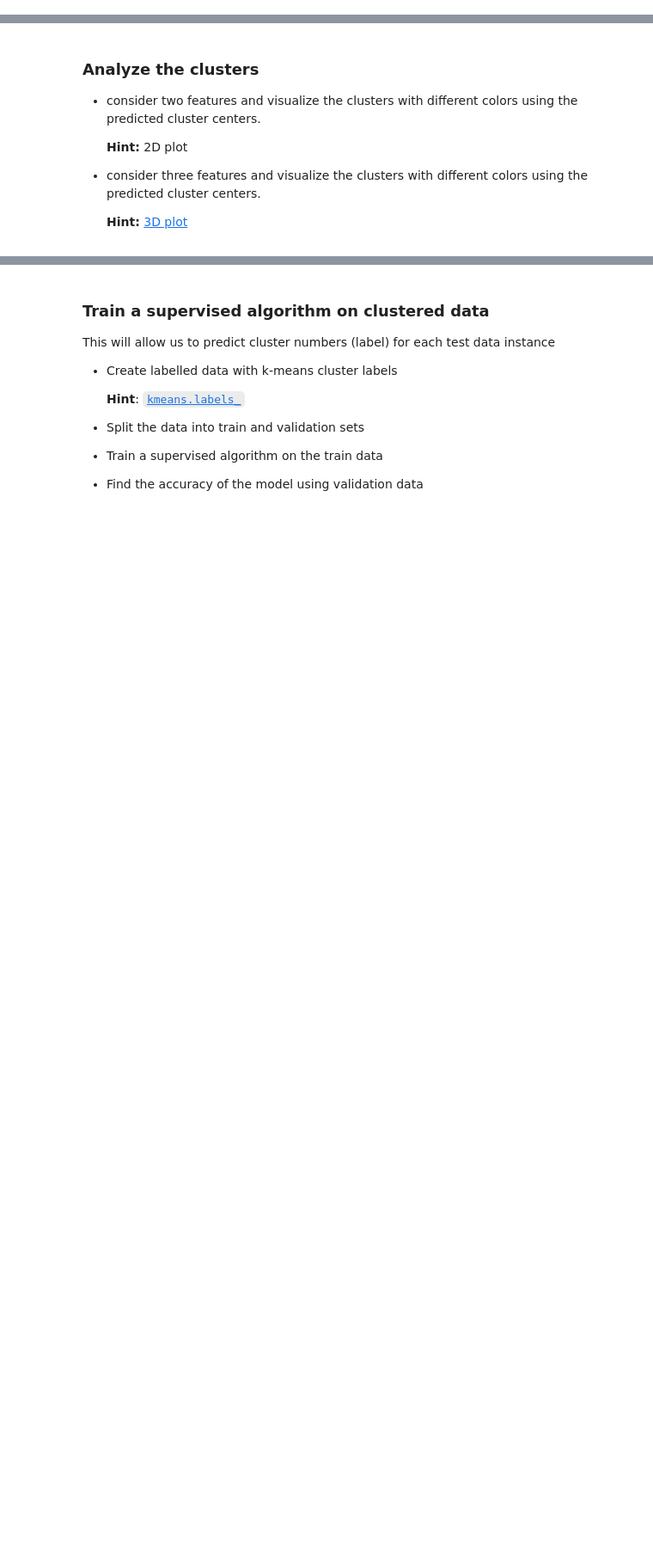
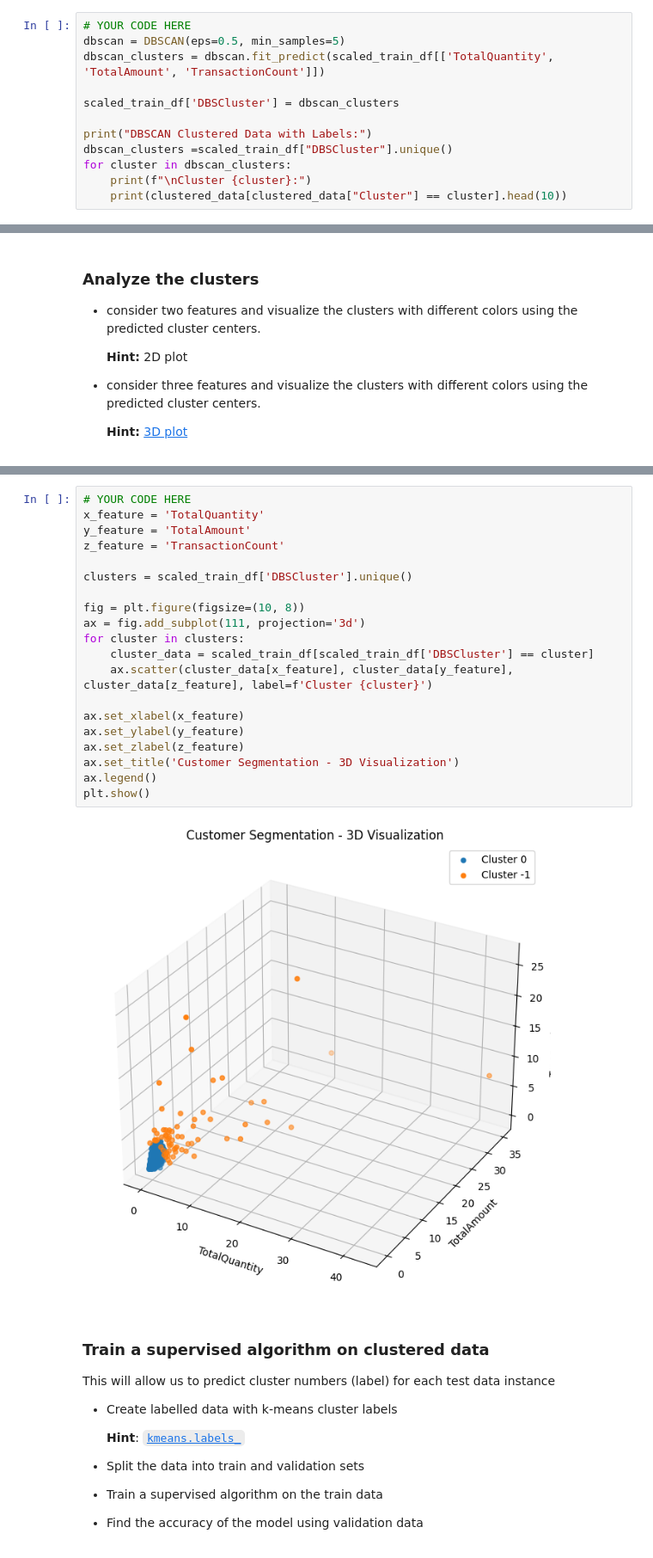
Before and after one commit to Shrutiba/iisc_cds, a Jupyter notebook: M2_NB_MiniProject_5_Customer_Segmentation_Kmeans.ipynb, the cells around one changed output, grey strips where cells are left out. Shown: that part at 86% size. Cells and saved outputs as stored; diff of their text form; blank space fills up the shorter version.

```diff
--- a/M2_NB_MiniProject_5_Customer_Segmentation_Kmeans.ipynb
+++ b/M2_NB_MiniProject_5_Customer_Segmentation_Kmeans.ipynb
@@ -526,0 +766,12 @@ Use the optimal no. of clusters and store the cluster centroids
+# %%
+# YOUR CODE HERE
+dbscan = DBSCAN(eps=0.5, min_samples=5)
+dbscan_clusters = dbscan.fit_predict(scaled_train_df[['TotalQuantity', 'TotalAmount', 'TransactionCount']])
+
+scaled_train_df['DBSCluster'] = dbscan_clusters
+
+print("DBSCAN Clustered Data with Labels:")
+dbscan_clusters =scaled_train_df["DBSCluster"].unique()
+for cluster in dbscan_clusters:
+    print(f"\nCluster {cluster}:")
+    print(clustered_data[clustered_data["Cluster"] == cluster].head(10))
@@ -541,3 +811,25 @@ Use the optimal no. of clusters and store the cluster centroids
+# %%
+# YOUR CODE HERE
+x_feature = 'TotalQuantity'
+y_feature = 'TotalAmount'
+z_feature = 'TransactionCount'
+
+clusters = scaled_train_df['DBSCluster'].unique()
+
+fig = plt.figure(figsize=(10, 8))
+ax = fig.add_subplot(111, projection='3d')
+for cluster in clusters:
+    cluster_data = scaled_train_df[scaled_train_df['DBSCluster'] == cluster]
+    ax.scatter(cluster_data[x_feature], cluster_data[y_feature], cluster_data[z_feature], label=f'Cluster {cluster}')
+
+ax.set_xlabel(x_feature)
+ax.set_ylabel(y_feature)
+ax.set_zlabel(z_feature)
+ax.set_title('Customer Segmentation - 3D Visualization')
+ax.legend()
+plt.show()
+# %% [output]
+[figure, added]
 # %% [markdown]
 ### Train a supervised algorithm on clustered data
 
```
Also changed, not shown: parts of 32 cells of this notebook.
